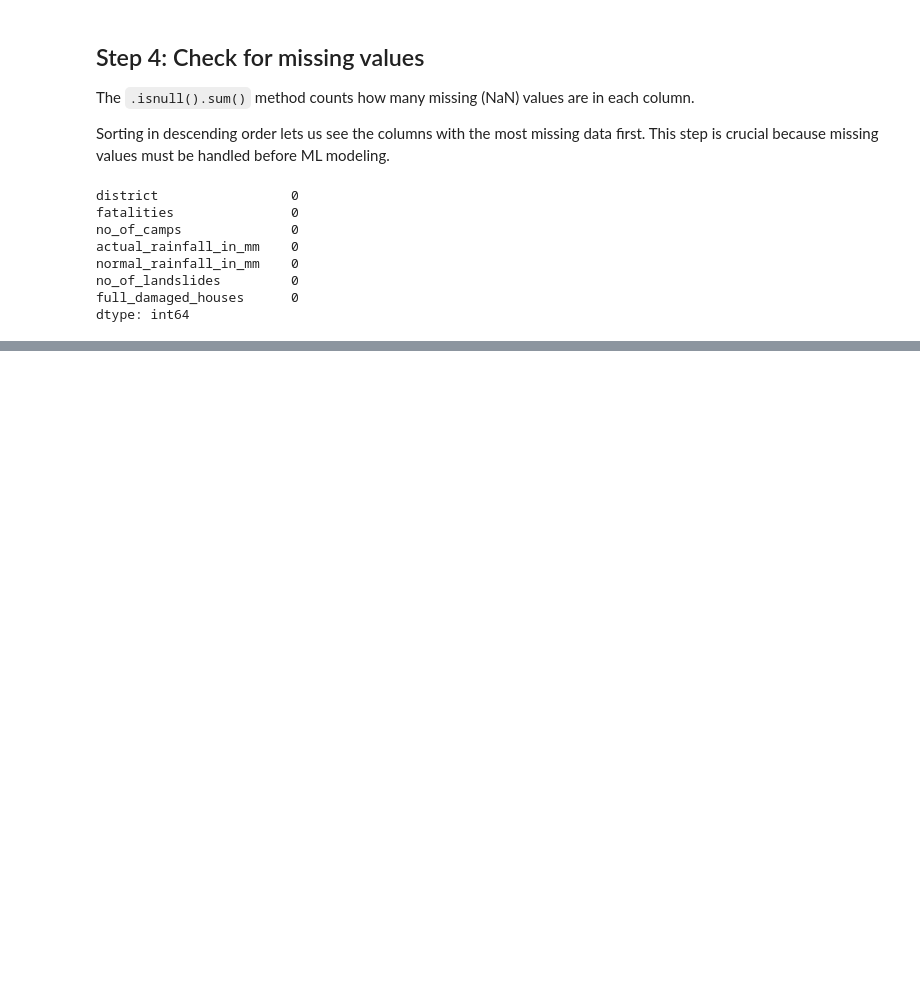
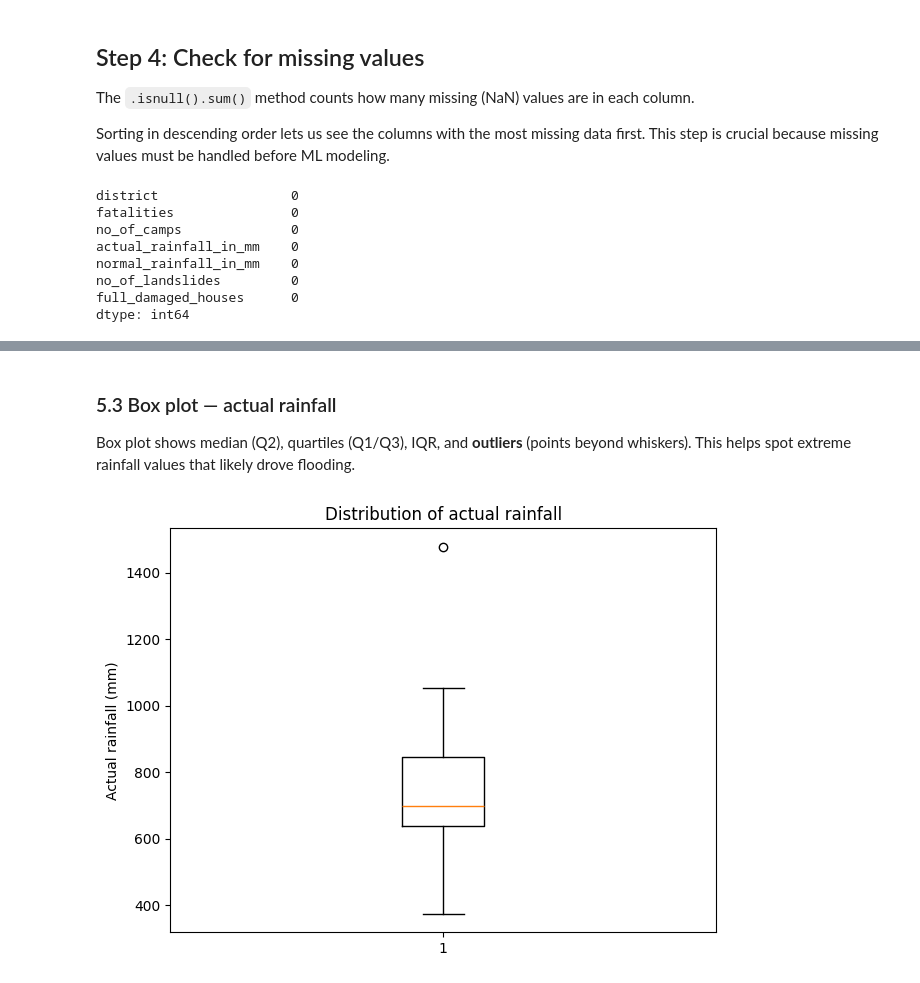
Before and after one commit to derrickrajkumar10-tech/disaster-relief-allocator, a Jupyter notebook: notebooks/data_exploration.ipynb, the cells around one changed output, grey strips where cells are left out. Saved outputs shown, nothing was run; the diff lists cells and outputs as text; code cells hidden in the pictures; blank space fills up the shorter version.

```diff
--- a/notebooks/data_exploration.ipynb
+++ b/notebooks/data_exploration.ipynb
@@ -95,0 +151,13 @@ dtype: int64
+# %% [markdown]
+### 5.3 Box plot — actual rainfall
+
+Box plot shows median (Q2), quartiles (Q1/Q3), IQR, and **outliers** (points beyond whiskers).
+This helps spot extreme rainfall values that likely drove flooding.
+# %%
+plt.boxplot(df["actual_rainfall_in_mm"],vert=True)
+plt.title("Distribution of actual rainfall")
+plt.ylabel("Actual rainfall (mm)")
+plt.tight_layout()
+plt.show()
+# %% [output]
+[figure, added]
```
Also changed, not shown: parts of 8 cells of this notebook.
